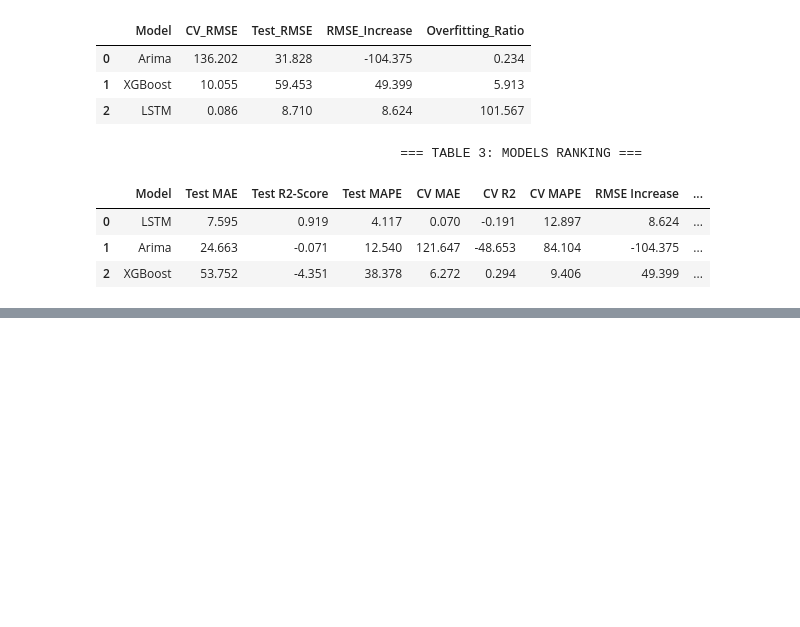
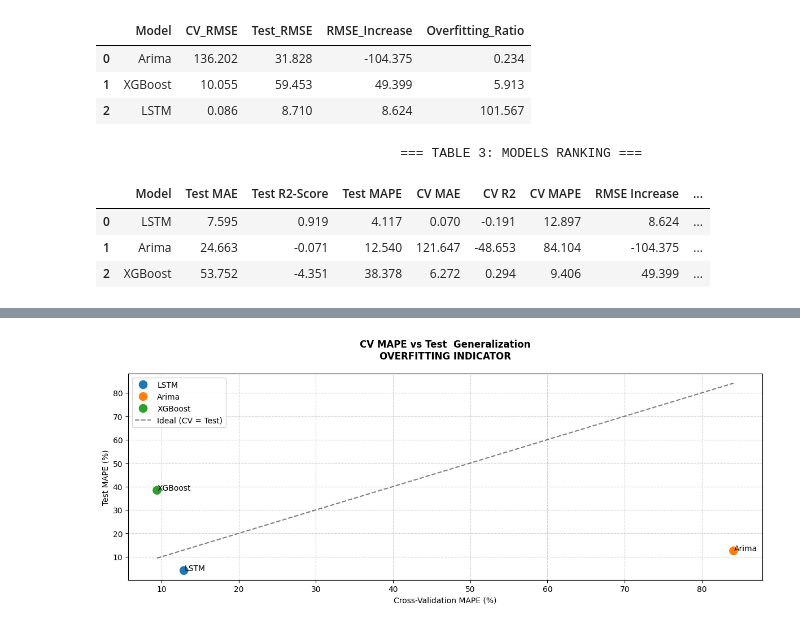
Before and after one commit to tshihab07/Stock-Price-Forecasting, a Jupyter notebook: notebookes/ModelSelection.ipynb, the cells around one changed output, grey strips where cells are left out. Drawn from its saved outputs; the diff is of its cells as text; code cells hidden in the pictures; blank space fills up the shorter version.

```diff
--- a/notebookes/ModelSelection.ipynb
+++ b/notebookes/ModelSelection.ipynb
@@ -86,0 +108,43 @@ display(model_ranking)
+# %%
+""" Scatter Plot: Cross-Validation MAPE vs Test MAPE (Generalization Check) """
+
+# figure size
+plt.figure(figsize=(12, 5))
+
+# scatter plot to compare Cross-Validation MAPE and Test MAPE across models
+sns.scatterplot(
+    data=model_ranking,
+    x='CV MAPE',
+    y='Test MAPE',
+    hue='Model',
+    s=150,
+    palette='tab10'
+)
+
+# annotate each point with the corresponding model name
+for idx, row in model_ranking.iterrows():
+    plt.text(
+        row['CV MAPE'] + 0.05,
+        row['Test MAPE'],
+        row['Model'],
+        fontsize=10,
+        ha='left'
+    )
+
+# plot a reference diagonal line representing perfect generalization
+plt.plot([model_ranking['CV MAPE'].min(), model_ranking['CV MAPE'].max()],
+         [model_ranking['CV MAPE'].min(), model_ranking['CV MAPE'].max()],
+         'k--', alpha=0.5, label='Ideal (CV = Test)')
+
+# label the axes
+plt.xlabel('Cross-Validation MAPE (%)')
+plt.ylabel('Test MAPE (%)')
+plt.title('CV MAPE vs Test  Generalization\nOVERFITTING INDICATOR', fontsize=12, fontweight='bold', y=1.05)
+
+# light dashed grid
+plt.legend()
+plt.grid(True, linestyle='--', alpha=0.6)
+plt.tight_layout()
+plt.show()
+# %% [output]
+[figure, added]
```
Also changed, not shown: parts of 2 cells of this notebook.
